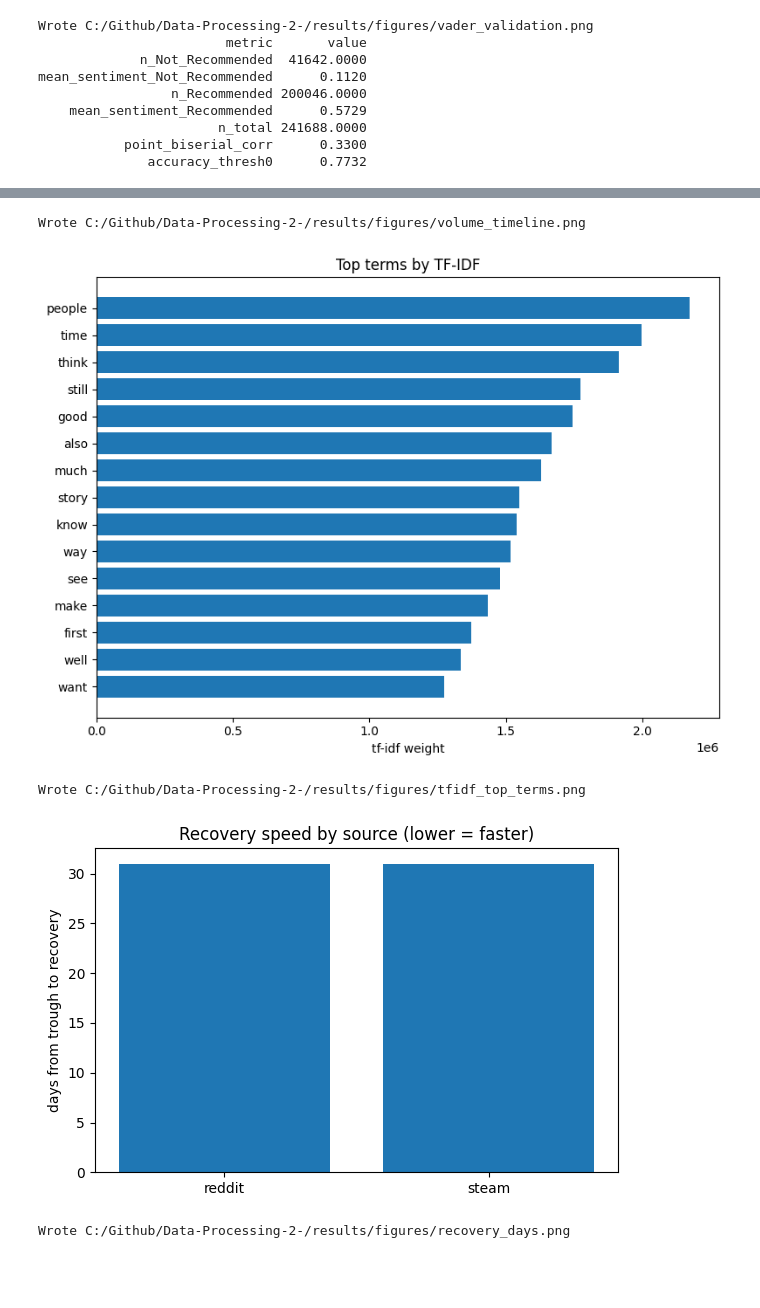
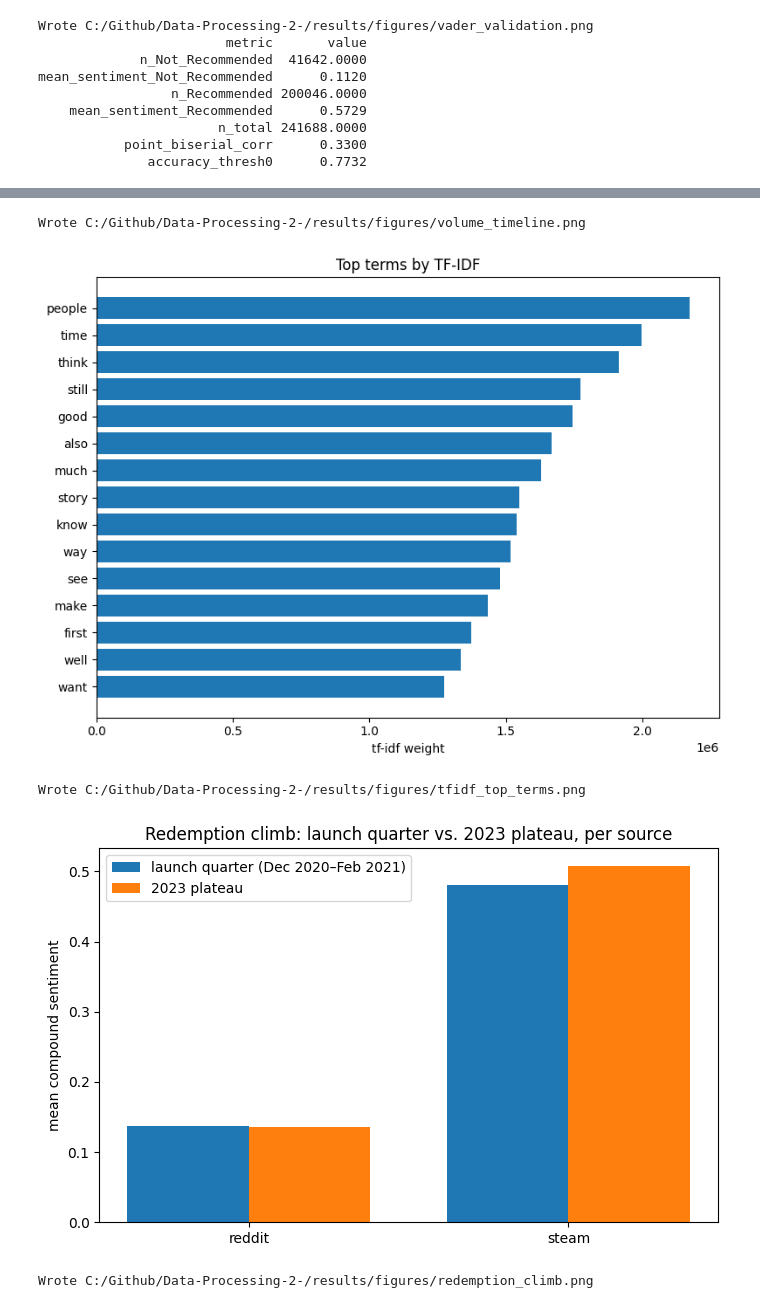
Before and after one commit to luwu5-bit/Sentiment-Analysis-Cyberpunk2077, a Jupyter notebook: notebooks/pipeline.ipynb, the cells around one changed output, grey strips where cells are left out. Drawn from its saved outputs; the diff is of its cells as text; code cells hidden in the pictures; blank space fills up the shorter version.

```diff
--- a/notebooks/pipeline.ipynb
+++ b/notebooks/pipeline.ipynb
@@ -1111,55 +1166,56 @@ recovery figure shows a placeholder; it becomes meaningful only on the full run.
 # %%
+# AI-assisted (Claude Code) — see the AI Usage Declaration at the top of this notebook
 # -------------------------------------------------------------
 # 5h · Additional report figures (all from the small results/ CSVs, scale-safe)
 #   -> results/figures/volume_timeline.png
 #   -> results/figures/tfidf_top_terms.png
-#   -> results/figures/recovery_days.png
+#   -> results/figures/redemption_climb.png
 # These read only the aggregated outputs written above (never the full corpus),
 # so they cost nothing and stay identical from sample to full run.
 # -------------------------------------------------------------
+import numpy as np
 import pandas as pd
 import matplotlib.pyplot as plt
 
 # (1) Monthly document volume per source -- where spikes / review-bombing show up.
 ts = pd.read_csv(RESULTS + "sentiment_timeseries.csv")
 ts["month_dt"] = pd.to_datetime(ts["month"] + "-01")
 ts = ts.sort_values(["source", "month_dt"])
 fig, ax = plt.subplots(figsize=(11, 4.5))
 for src, g in ts.groupby("source"):
     ax.plot(g["month_dt"], g["n"], marker="o", label=src)
 ax.set_title("Monthly document volume — Reddit vs. Steam")
 ax.set_xlabel("month"); ax.set_ylabel("documents")
 ax.legend(title="source")
 fig.tight_layout(); fig.savefig(FIGURES + "volume_timeline.png", dpi=150); plt.show()
 print("Wrote", FIGURES + "volume_timeline.png")
 
 # (2) Top terms by TF-IDF -- horizontal bars (reversed so the strongest is on top).
 tf = pd.read_csv(RESULTS + "tfidf_top_terms.csv").head(15).iloc[::-1]
 fig, ax = plt.subplots(figsize=(8, 6))
 ax.barh(tf["term"], tf["tfidf"])
 ax.set_title("Top terms by TF-IDF"); ax.set_xlabel("tf-idf weight")
 fig.tight_layout(); fig.savefig(FIGURES + "tfidf_top_terms.png", dpi=150); plt.show()
 print("Wrote", FIGURES + "tfidf_top_terms.png")
 
-# (3) Recovery speed per source (core thesis). On the sample no month recovers,
-# so recovery_days is empty -> draw a placeholder instead of an empty axis.
-rec = pd.read_csv(RESULTS + "recovery_metric.csv")
-rec_valid = rec.dropna(subset=["recovery_days"])
-fig, ax = plt.subplots(figsize=(6, 4))
-if len(rec_valid):
-    ax.bar(rec_valid["source"], rec_valid["recovery_days"])
-    ax.set_ylabel("days from trough to recovery")
-    ax.set_title("Recovery speed by source (lower = faster)")
-else:
-    ax.text(0.5, 0.5, "No recovery within window\n(sample = single month;\nmeaningful only on the full run)",
-            ha="center", va="center", fontsize=10)
-    ax.set_axis_off(); ax.set_title("Recovery speed by source")
-fig.tight_layout(); fig.savefig(FIGURES + "recovery_days.png", dpi=150); plt.show()
-print("Wrote", FIGURES + "recovery_days.png")
+# (3) Redemption climb: launch-quarter vs 2023-plateau mean per source.
+# Visualises the core finding: the persistent level gap AND who actually climbed
+# (Steam rises to its plateau; Reddit stays low and roughly flat).
+red = pd.read_csv(RESULTS + "redemption_metrics.csv")
+x = np.arange(len(red)); wbar = 0.38
+fig, ax = plt.subplots(figsize=(7, 4.5))
+ax.bar(x - wbar / 2, red["launch_mean"], wbar, label="launch quarter (Dec 2020–Feb 2021)")
+ax.bar(x + wbar / 2, red["plateau_mean"], wbar, label="2023 plateau")
+ax.set_xticks(x); ax.set_xticklabels(red["source"])
+ax.set_ylabel("mean compound sentiment")
+ax.set_title("Redemption climb: launch quarter vs. 2023 plateau, per source")
+ax.legend()
+fig.tight_layout(); fig.savefig(FIGURES + "redemption_climb.png", dpi=150); plt.show()
+print("Wrote", FIGURES + "redemption_climb.png")
 # %% [output]
 [figure]
 Wrote C:/Github/Data-Processing-2-/results/figures/volume_timeline.png
 [figure]
 Wrote C:/Github/Data-Processing-2-/results/figures/tfidf_top_terms.png
-[figure, old version]
+[figure, new version]
-Wrote C:/Github/Data-Processing-2-/results/figures/recovery_days.png
+Wrote C:/Github/Data-Processing-2-/results/figures/redemption_climb.png
```
Also changed, not shown: parts of 32 cells of this notebook, 13 other files.
